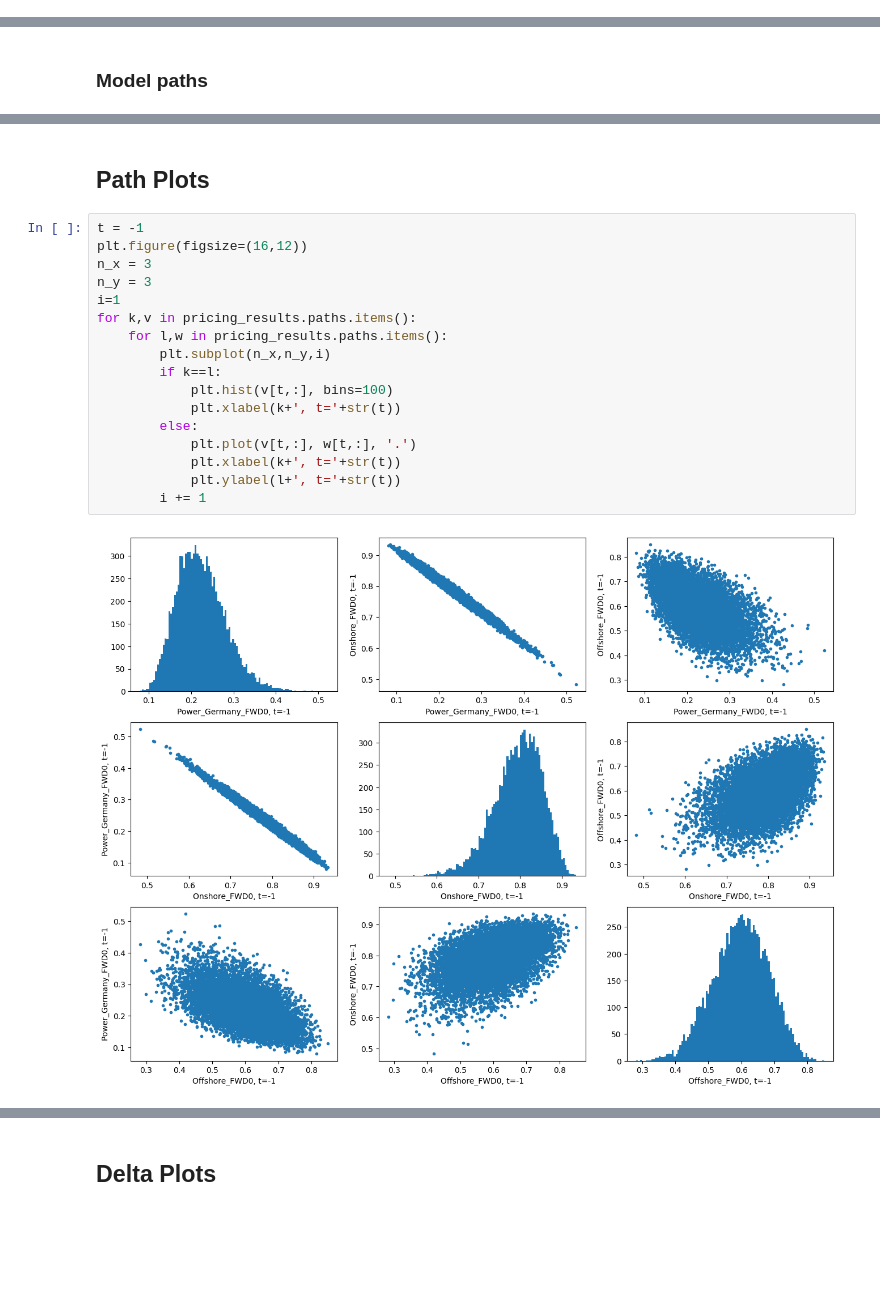
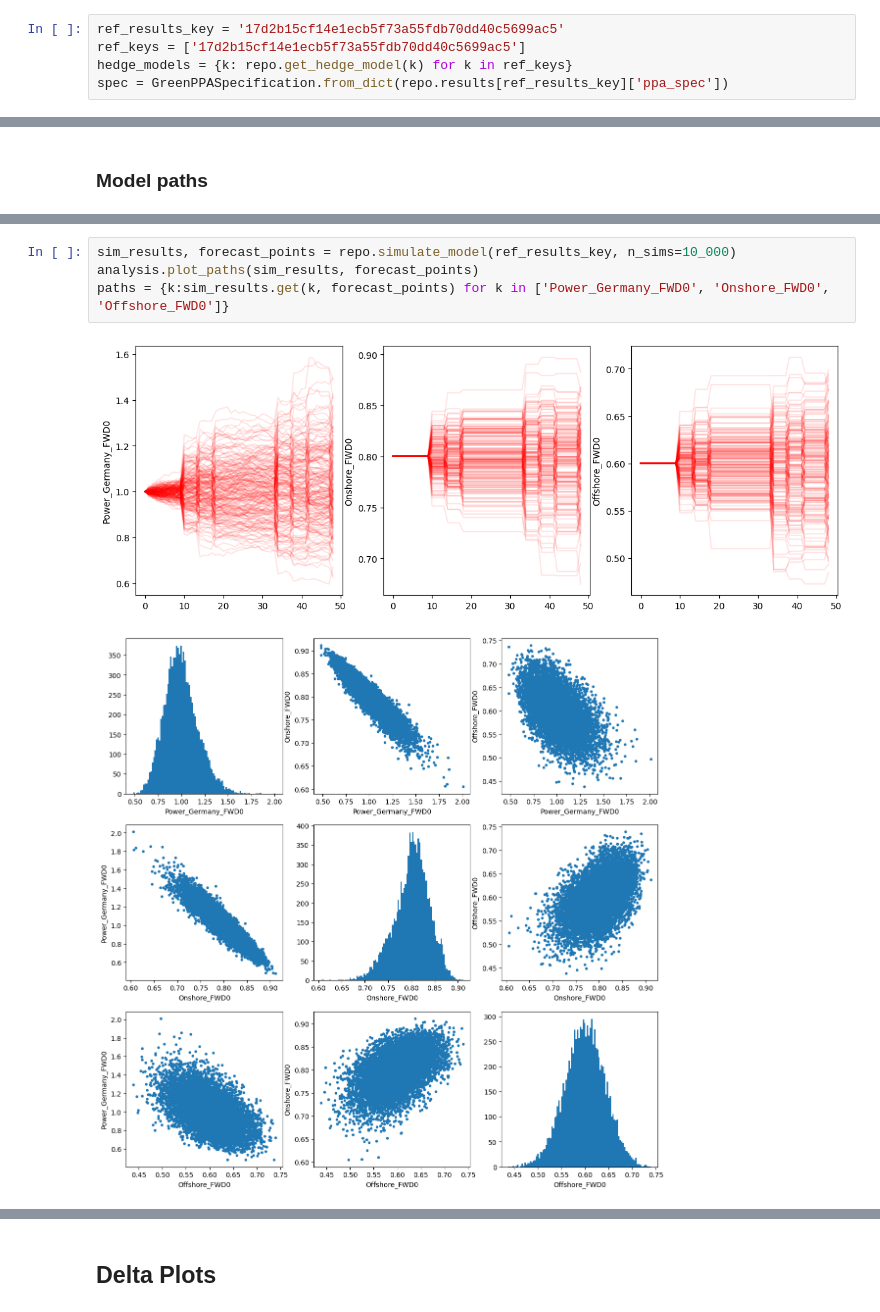
Before and after one commit to hnguyen-RIVACON/RiVaPy, a Jupyter notebook: sandbox/green_ppa/green_ppa_deep_hedging_experiments.ipynb, the cells around one changed output, grey strips where cells are left out. Drawn from its saved outputs; the diff is of its cells as text; blank space fills up the shorter version.

```diff
--- a/sandbox/green_ppa/green_ppa_deep_hedging_experiments.ipynb
+++ b/sandbox/green_ppa/green_ppa_deep_hedging_experiments.ipynb
@@ -119,0 +106,5 @@ ref_results_key = 'e2d3e4916efb59be52144f9350e348171328d71a'
+# %%
+ref_results_key = '17d2b15cf14e1ecb5f73a55fdb70dd40c5699ac5'
+ref_keys = ['17d2b15cf14e1ecb5f73a55fdb70dd40c5699ac5']
+hedge_models = {k: repo.get_hedge_model(k) for k in ref_keys}
+spec = GreenPPASpecification.from_dict(repo.results[ref_results_key]['ppa_spec'])
@@ -162,22 +116,8 @@ plt.ylabel('delta');
-# %% [markdown]
-## Path Plots
-# %%
-t = -1
-plt.figure(figsize=(16,12))
-n_x = 3
-n_y = 3
-i=1
-for k,v in pricing_results.paths.items():
-    for l,w in pricing_results.paths.items():
-        plt.subplot(n_x,n_y,i)
-        if k==l:
-            plt.hist(v[t,:], bins=100)
-            plt.xlabel(k+', t='+str(t))
-        else:
-            plt.plot(v[t,:], w[t,:], '.')
-            plt.xlabel(k+', t='+str(t))
-            plt.ylabel(l+', t='+str(t))
-        i += 1
-# %% [output]
-[figure, removed]
+# %%
+sim_results, forecast_points = repo.simulate_model(ref_results_key, n_sims=10_000)
+analysis.plot_paths(sim_results, forecast_points)
+paths = {k:sim_results.get(k, forecast_points) for k in ['Power_Germany_FWD0', 'Onshore_FWD0', 'Offshore_FWD0']}
+# %% [output]
+[figure, added]
+[figure, added]
 # %% [markdown]
```
Also changed, not shown: parts of 16 cells of this notebook, 2 other files.
